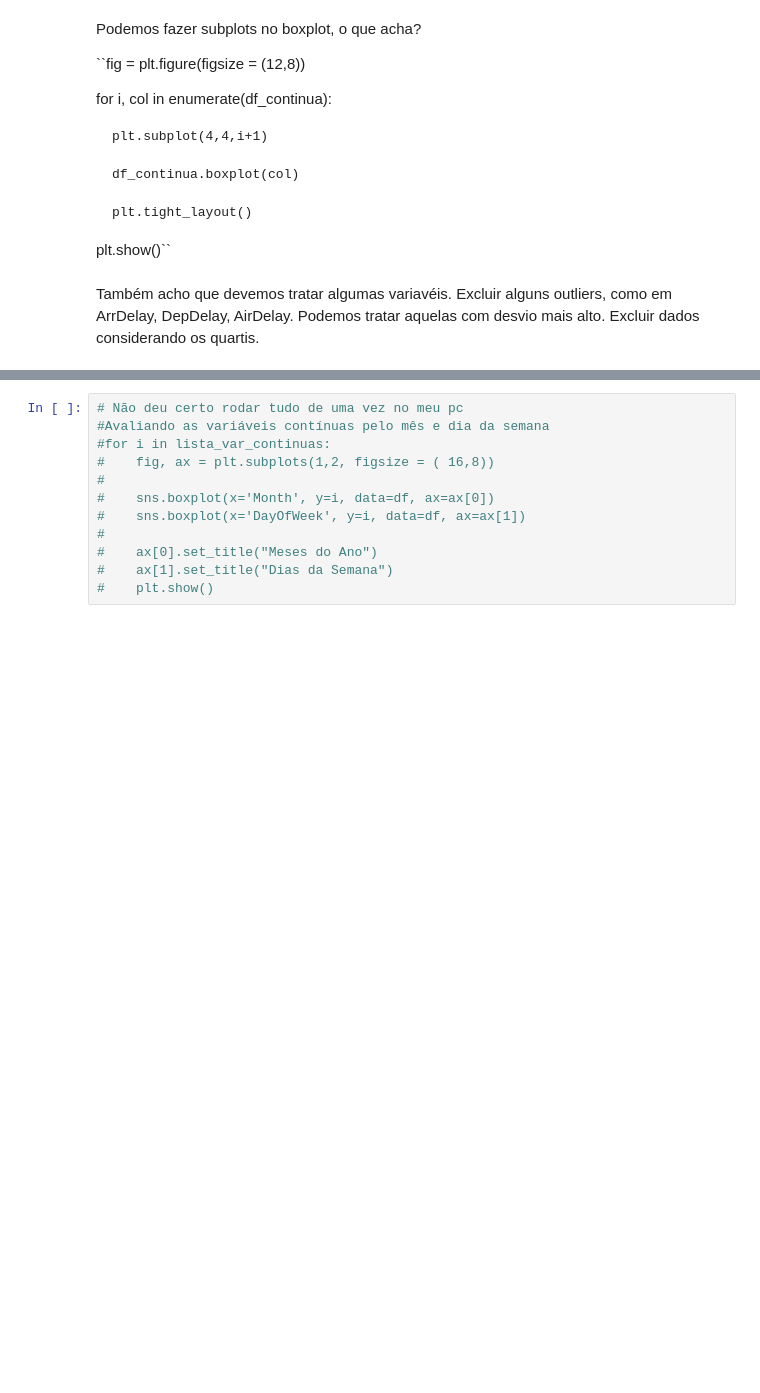
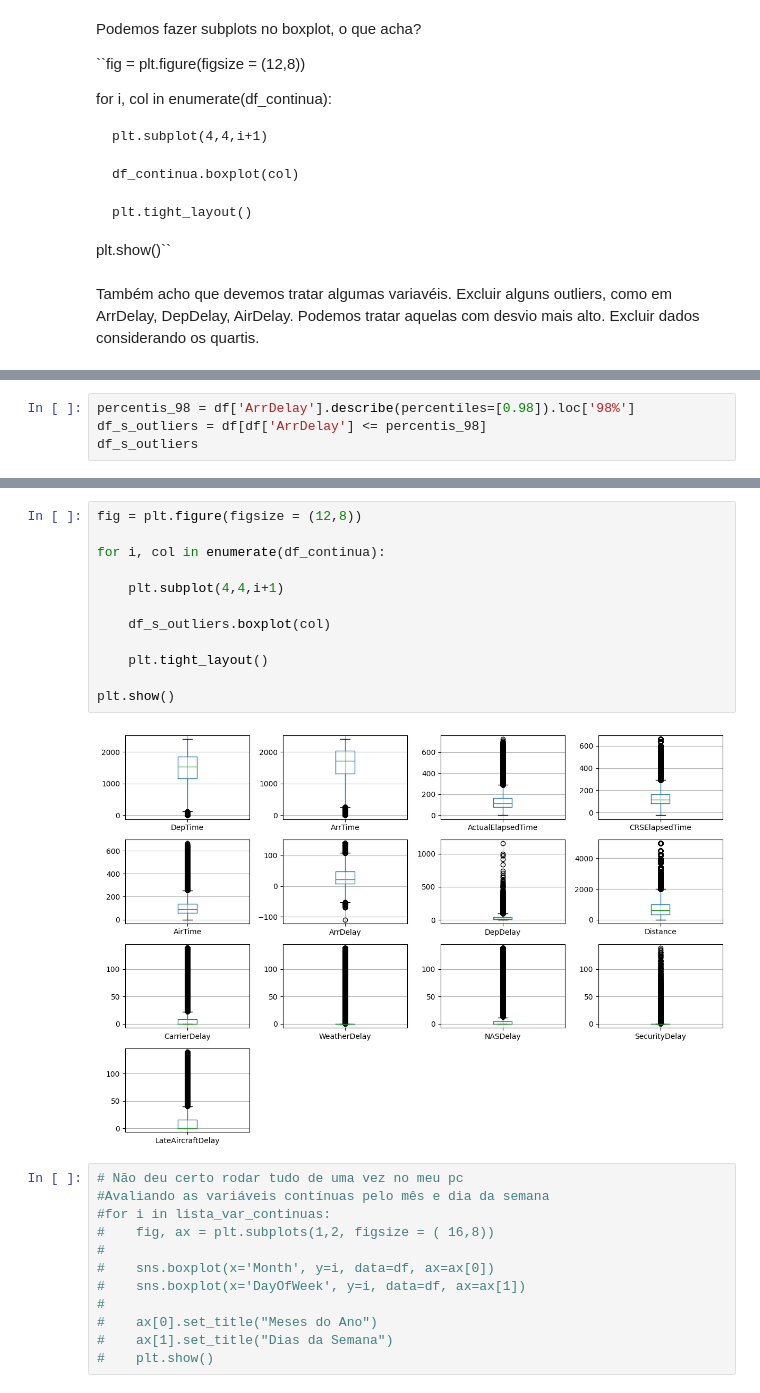
Before and after one commit to AdrielyZBoller/Projeto_Mod05_Ada_VemSerTech, a Jupyter notebook: projeto.ipynb, the cells around one changed output, grey strips where cells are left out. Cells and saved outputs as stored; diff of their text form; blank space fills up the shorter version.

Commit message:
Exclusão outliers

```diff
--- a/projeto.ipynb
+++ b/projeto.ipynb
@@ -337,0 +310,4 @@ for i in lista_var_continuas:
+# %%
+percentis_98 = df['ArrDelay'].describe(percentiles=[0.98]).loc['98%']
+df_s_outliers = df[df['ArrDelay'] <= percentis_98]
+df_s_outliers
@@ -338,3 +328,17 @@ for i in lista_var_continuas:
+# %%
+fig = plt.figure(figsize = (12,8))
+
+for i, col in enumerate(df_continua):
+
+    plt.subplot(4,4,i+1)
+
+    df_s_outliers.boxplot(col)
+
+    plt.tight_layout()
+
+plt.show()
+# %% [output]
+[figure, added]
 # %%
 # Não deu certo rodar tudo de uma vez no meu pc
 #Avaliando as variáveis contínuas pelo mês e dia da semana
```
Also changed, not shown: parts of 21 cells of this notebook.
